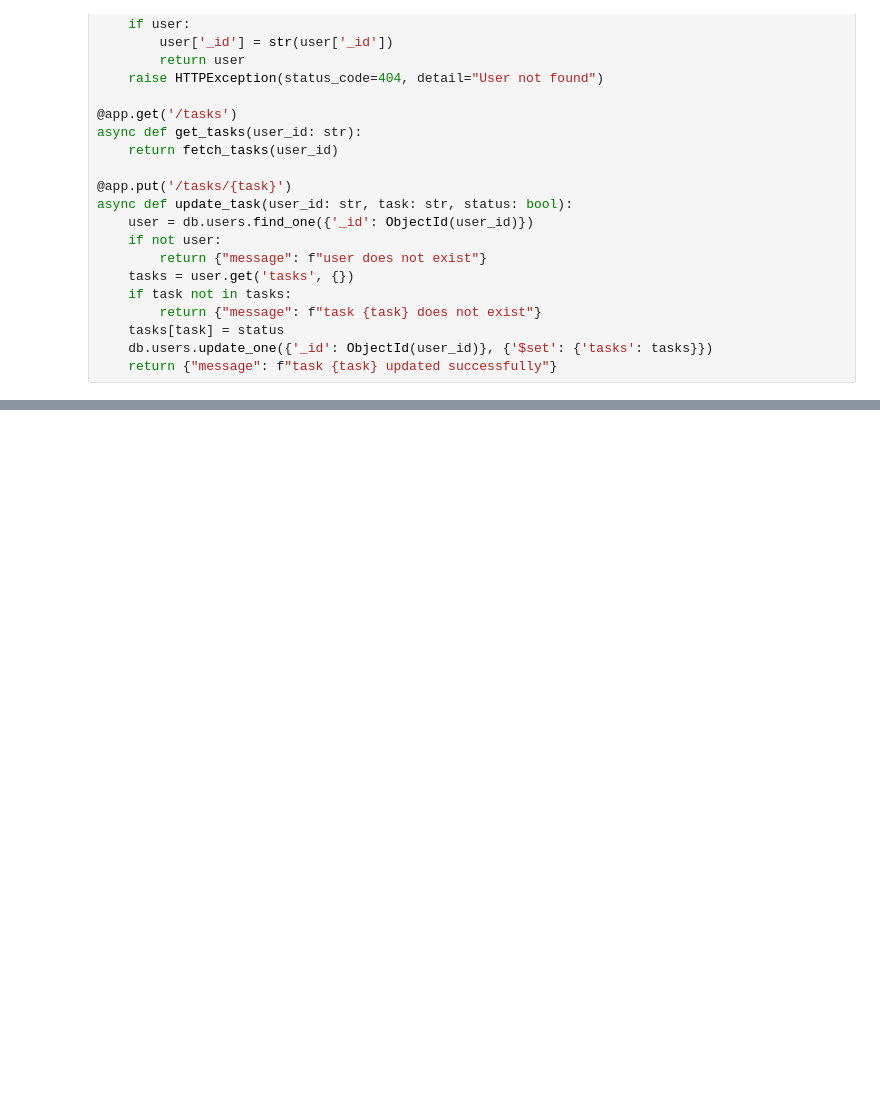
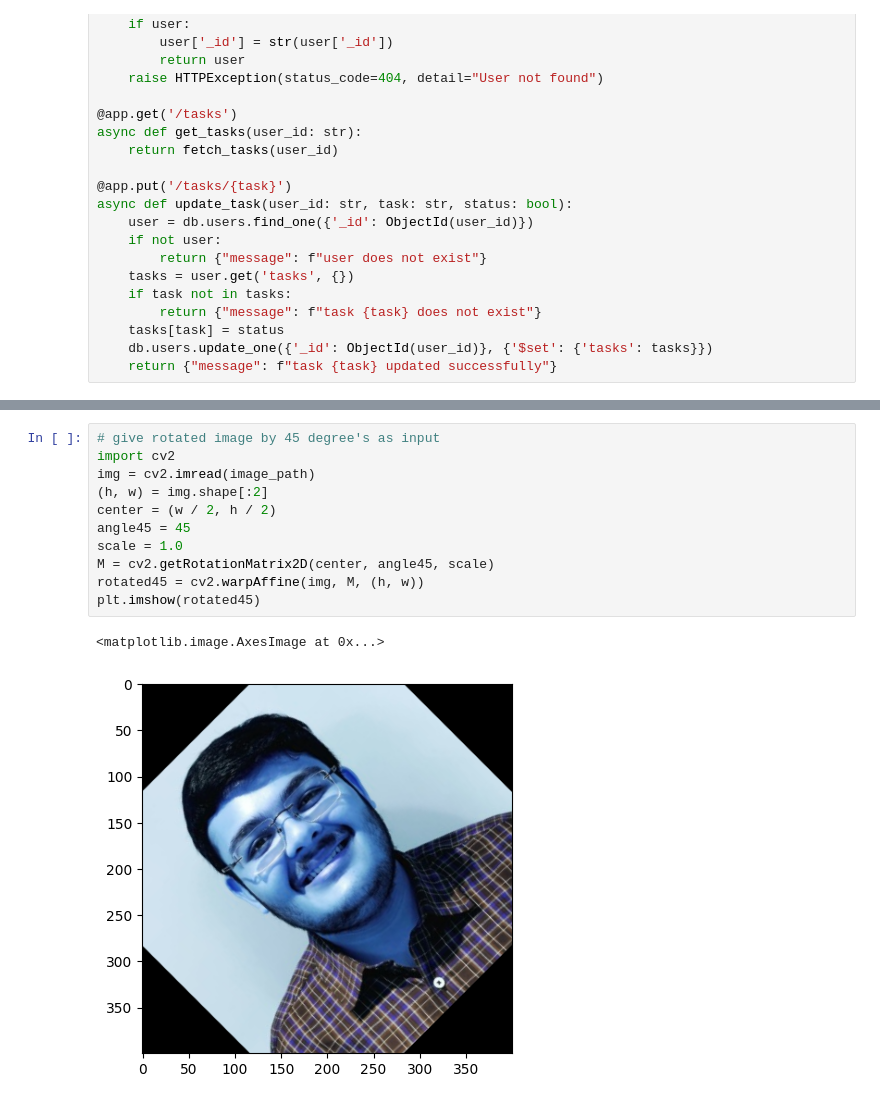
Before and after one commit to Devasy23/FaceRec, a Jupyter notebook: test.ipynb, the cells around one changed output, grey strips where cells are left out. Cells and saved outputs as stored; diff of their text form; blank space fills up the shorter version.

```diff
--- a/test.ipynb
+++ b/test.ipynb
@@ -59,0 +113,14 @@ async def update_task(user_id: str, task: str, status: bool):
+# %%
+# give rotated image by 45 degree's as input
+import cv2
+img = cv2.imread(image_path)
+(h, w) = img.shape[:2]
+center = (w / 2, h / 2)
+angle45 = 45
+scale = 1.0
+M = cv2.getRotationMatrix2D(center, angle45, scale)
+rotated45 = cv2.warpAffine(img, M, (h, w))
+plt.imshow(rotated45)
+# %% [output]
+<matplotlib.image.AxesImage at 0x...>
+[figure, added]
```
Also changed, not shown: parts of 9 cells of this notebook, 3 other files.
